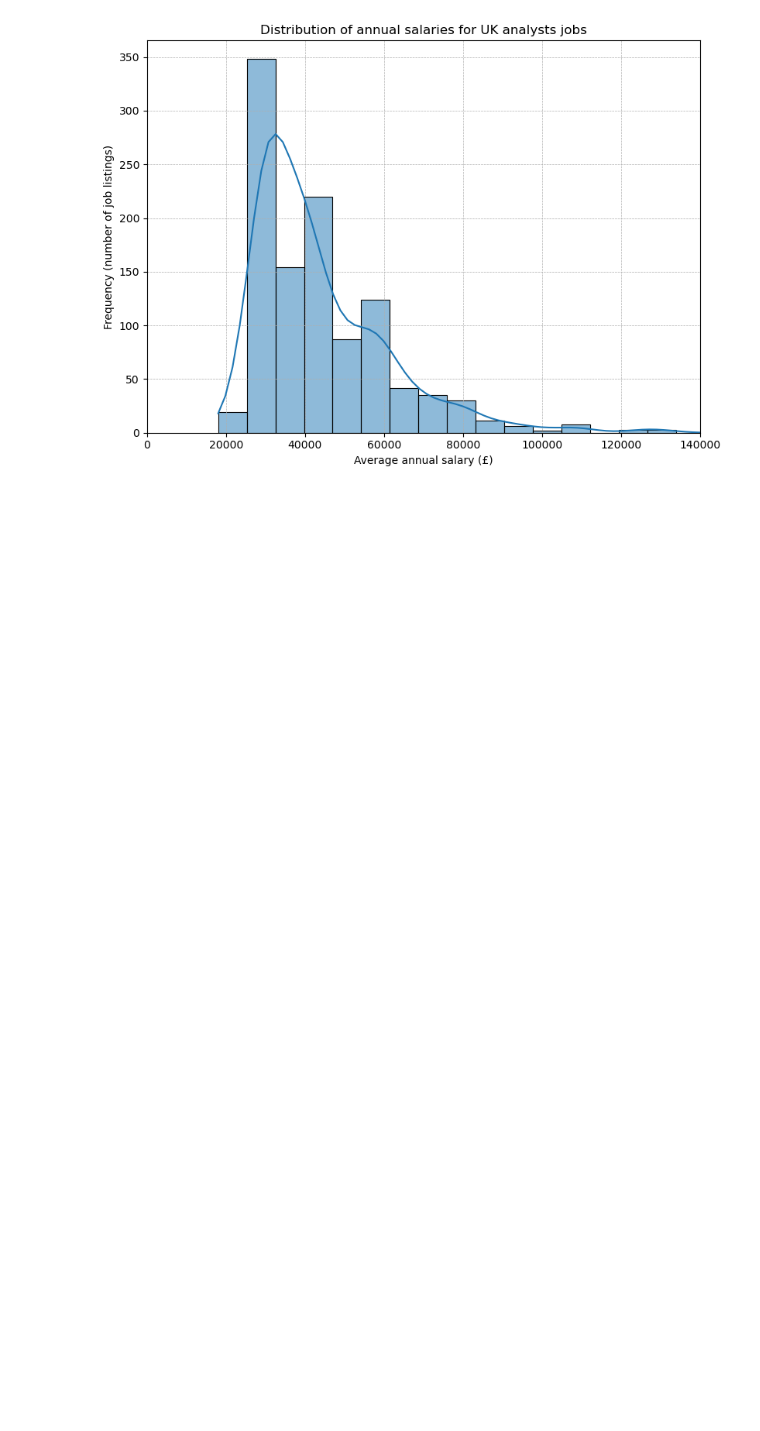
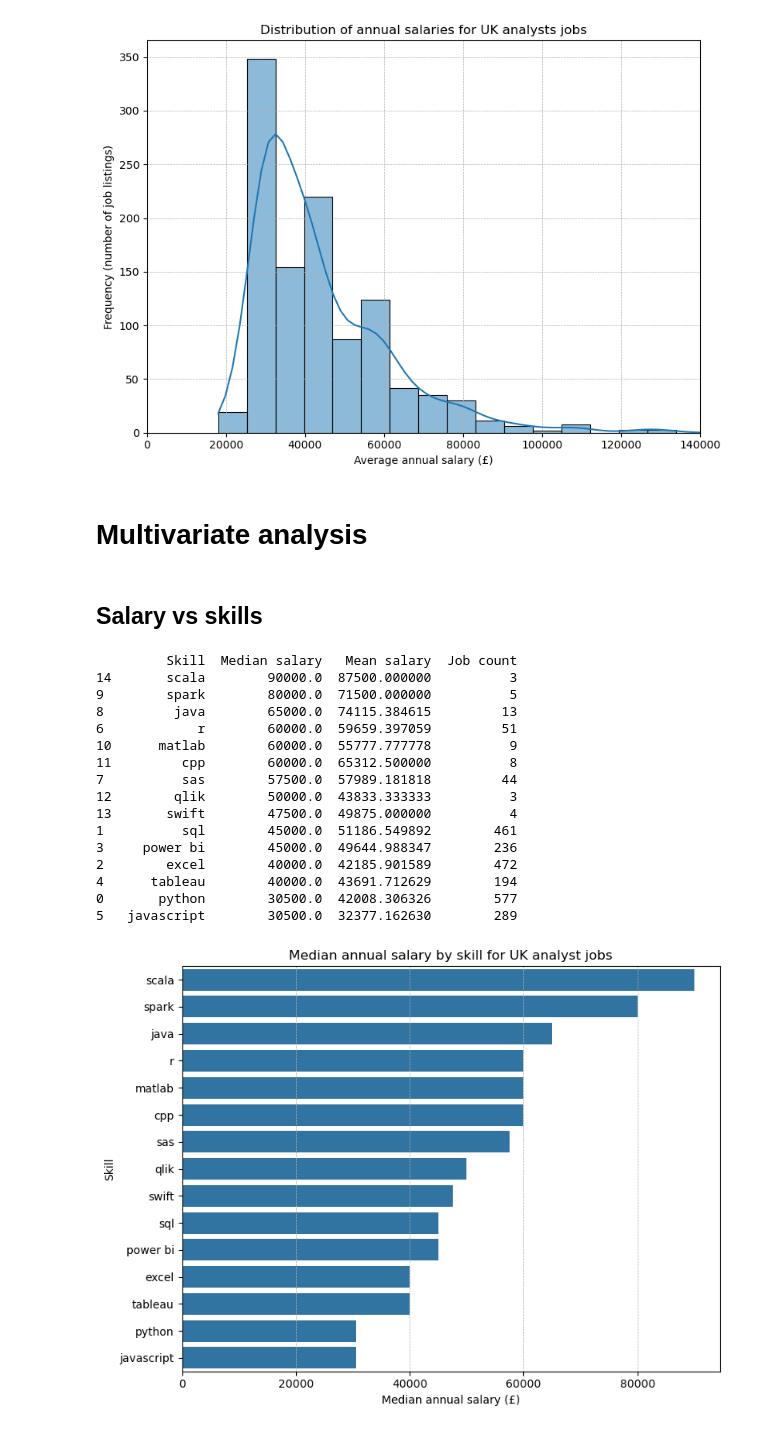
Before and after one commit to CawbyCop/720000069, a Jupyter notebook: blog.ipynb, the cells around one changed output. Drawn from its saved outputs; the diff is of its cells as text; code cells hidden in the pictures; blank space fills up the shorter version.

Commit message:
added multivariate analysis and competitive salary analysis

```diff
--- a/blog.ipynb
+++ b/blog.ipynb
@@ -231,3 +267,62 @@ plt.xlim(0, 140000)
 plt.show()
 # %% [output]
 [figure]
+# %% [markdown]
+# Multivariate analysis
+# %% [markdown]
+## Salary vs skills
+# %%
+skills_salary = []
+
+all_skills = skills_freq_df['Skill'].tolist()
+
+for skill in all_skills:
+
+    has_skill = df['skills_list'].apply(lambda x: skill in x)
+    skill_salaries = df.loc[has_skill, 'annum_avg'].dropna()
+
+    # Median , mean, and job count
+    median_salary = skill_salaries.median()
+    mean_salary = skill_salaries.mean()
+    count = len(skill_salaries)
+
+    skills_salary.append({
+        'Skill': skill,
+        'Median salary': median_salary,
+        'Mean salary': mean_salary,
+        'Job count': count
+    })
+
+# Convert to df and sort by median salary
+skills_salary_df = pd.DataFrame(skills_salary)
+skills_salary_df = skills_salary_df.sort_values(by='Median salary', ascending=False)
+
+
+print(skills_salary_df[['Skill', 'Median salary', 'Mean salary', 'Job count']])
+
+plt.figure(figsize=(8, 6))
+sns.barplot(x='Median salary', y='Skill', data=skills_salary_df)
+plt.title('Median annual salary by skill for UK analyst jobs')
+plt.xlabel('Median annual salary (£)')
+plt.ylabel('Skill')
+plt.grid(True, which='major', linestyle='--', linewidth=0.5, axis='x')
+plt.tight_layout()
+plt.show()
+# %% [output]
+         Skill  Median salary   Mean salary  Job count
+14       scala        90000.0  87500.000000          3
+9        spark        80000.0  71500.000000          5
+8         java        65000.0  74115.384615         13
+6            r        60000.0  59659.397059         51
+10      matlab        60000.0  55777.777778          9
+11         cpp        60000.0  65312.500000          8
+7          sas        57500.0  57989.181818         44
+12        qlik        50000.0  43833.333333          3
+13       swift        47500.0  49875.000000          4
+1          sql        45000.0  51186.549892        461
+3     power bi        45000.0  49644.988347        236
+2        excel        40000.0  42185.901589        472
+4      tableau        40000.0  43691.712629        194
+0       python        30500.0  42008.306326        577
+5   javascript        30500.0  32377.162630        289
+[figure, added]
```
Also changed, not shown: parts of 13 cells of this notebook, 1 other file.
